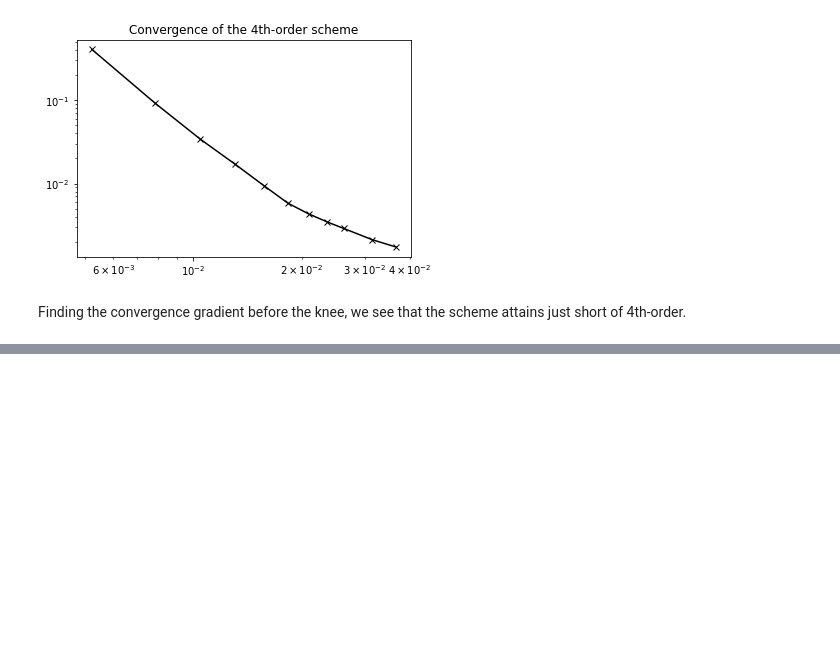
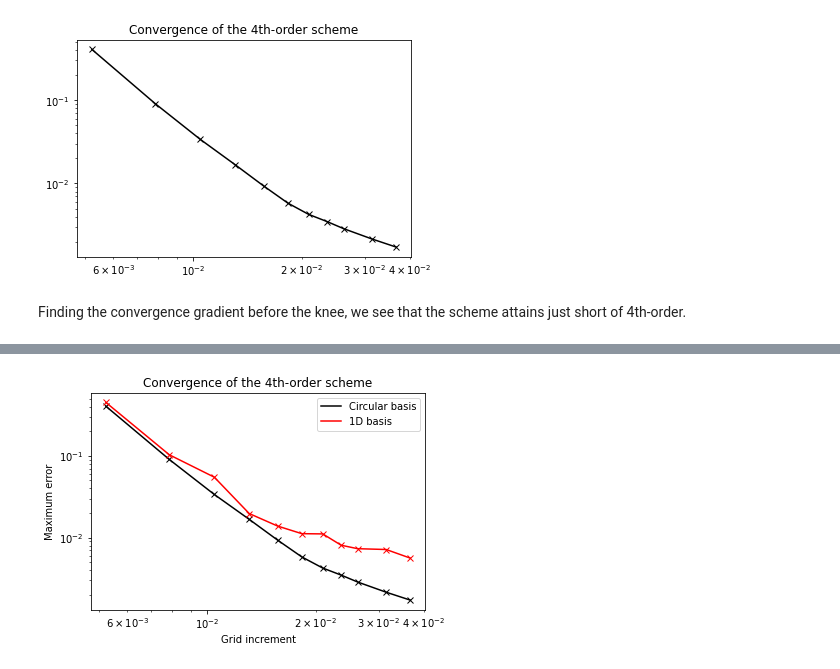
Before and after one commit to devitocodes/schism, a Jupyter notebook: examples/9_2nd-order_acoustic_convergence_testing.ipynb, the cells around one changed output, grey strips where cells are left out. Saved outputs shown, nothing was run; the diff lists cells and outputs as text; code cells hidden in the pictures; blank space fills up the shorter version.

Commit message:
Examples: tidied up the convergence file and modified to enable testing of Mulder-style boundaries

```diff
--- a/examples/9_2nd-order_acoustic_convergence_testing.ipynb
+++ b/examples/9_2nd-order_acoustic_convergence_testing.ipynb
@@ -57,0 +85,15 @@ grad_knee
+# %%
+import matplotlib.pyplot as plt
+import numpy as np
+
+plt.loglog(np.array(refinements)*2*np.pi/240, errs_max, 'kx')
+plt.loglog(np.array(refinements)*2*np.pi/240, errs_max, 'k', label='Circular basis')
+plt.loglog(np.array(refinements)*2*np.pi/240, errs_max_1d, 'rx')
+plt.loglog(np.array(refinements)*2*np.pi/240, errs_max_1d, 'r', label='1D basis')
+plt.legend()
+plt.title("Convergence of the 4th-order scheme")
+plt.xlabel("Grid increment")
+plt.ylabel("Maximum error")
+plt.show()
+# %% [output]
+[figure, added]
```
Also changed, not shown: parts of 4 cells of this notebook, 1 other file.
